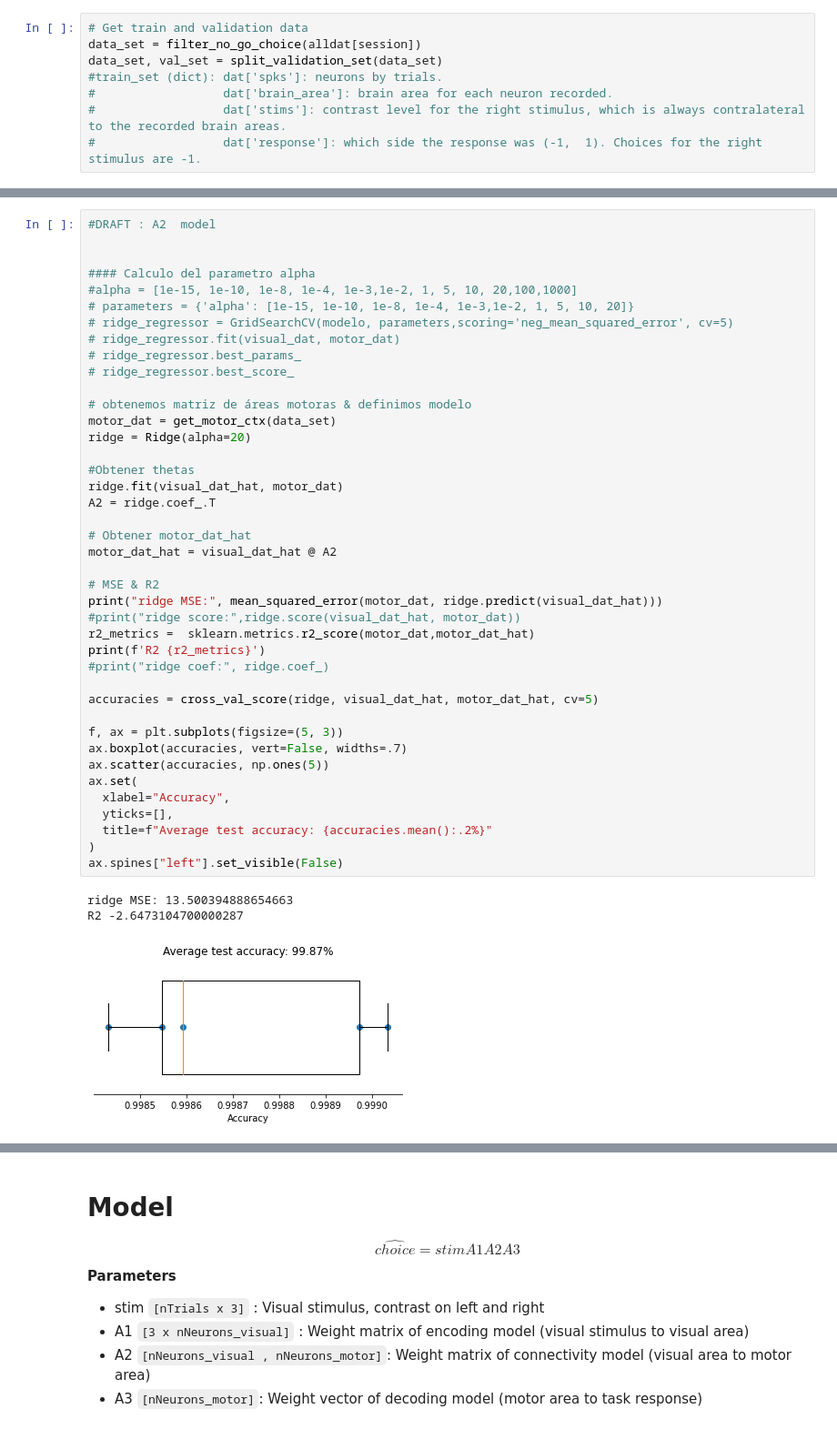
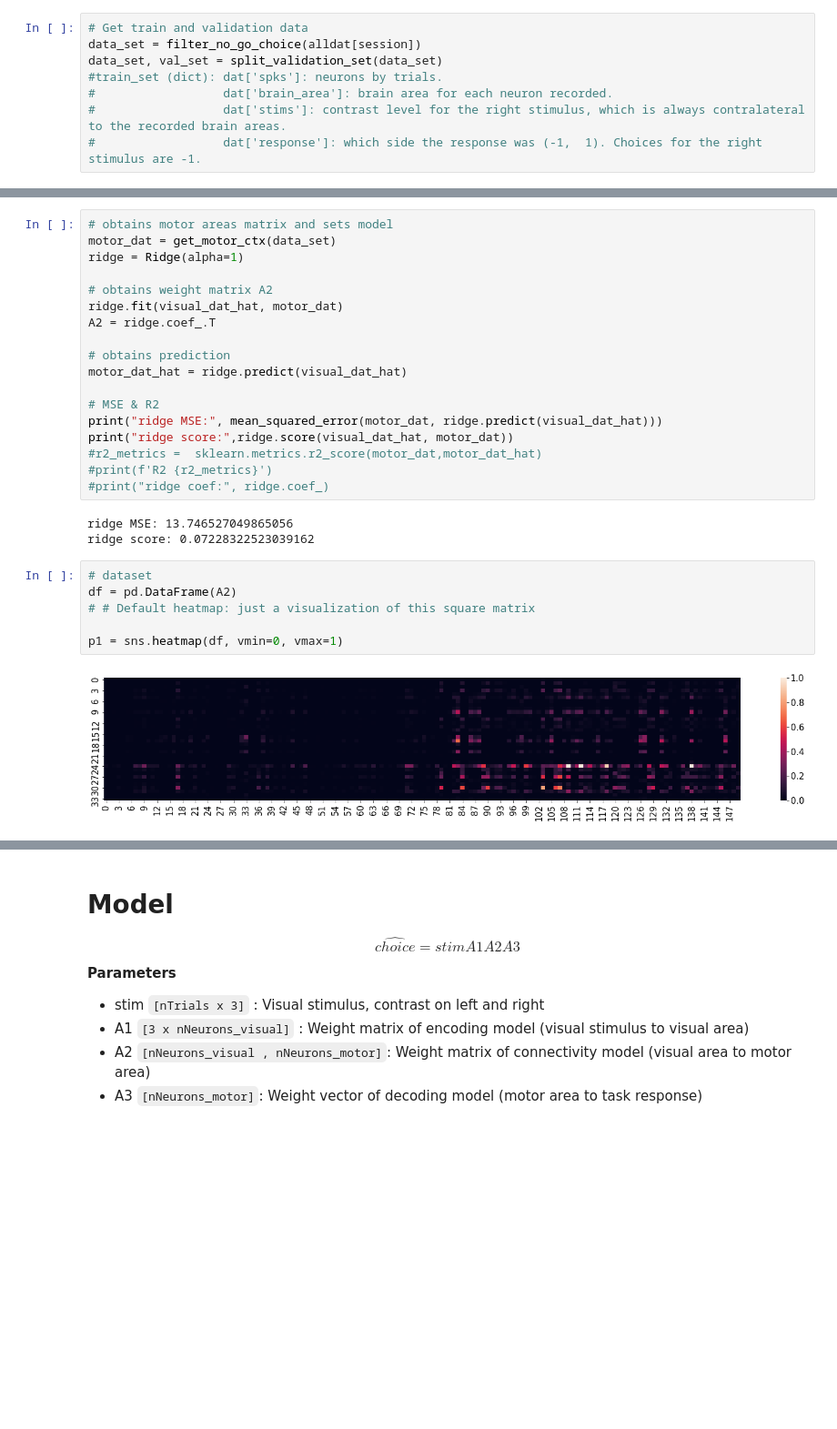
Before and after one commit to mgonzal1/nma_wombat_connectivy_project, a Jupyter notebook: connectivity.ipynb, the cells around one changed output, grey strips where cells are left out. Shown at 91% size. Saved outputs shown, nothing was run; the diff lists cells and outputs as text; blank space fills up the shorter version.

```diff
--- a/connectivity.ipynb
+++ b/connectivity.ipynb
@@ -407,51 +442,35 @@ with a regularization strength of 20
 
 **Returns**:
 * A2 `[nNeurons_visual , nNeurons_motor]`: Weight  matrix of connectivity model (visual area to motor area)
-# %%
-#DRAFT : A2  model
-
-
-#### Calculo del parametro alpha
-#alpha = [1e-15, 1e-10, 1e-8, 1e-4, 1e-3,1e-2, 1, 5, 10, 20,100,1000]
-# parameters = {'alpha': [1e-15, 1e-10, 1e-8, 1e-4, 1e-3,1e-2, 1, 5, 10, 20]}
-# ridge_regressor = GridSearchCV(modelo, parameters,scoring='neg_mean_squared_error', cv=5)
-# ridge_regressor.fit(visual_dat, motor_dat)
-# ridge_regressor.best_params_
-# ridge_regressor.best_score_
-
-# obtenemos matriz de áreas motoras & definimos modelo
-motor_dat = get_motor_ctx(data_set)
-ridge = Ridge(alpha=20)
-
-#Obtener thetas
-ridge.fit(visual_dat_hat, motor_dat)
-A2 = ridge.coef_.T
-
-# Obtener motor_dat_hat
-motor_dat_hat = visual_dat_hat @ A2
-
-# MSE & R2
-print("ridge MSE:", mean_squared_error(motor_dat, ridge.predict(visual_dat_hat)))
-#print("ridge score:",ridge.score(visual_dat_hat, motor_dat))
-r2_metrics =  sklearn.metrics.r2_score(motor_dat,motor_dat_hat)
-print(f'R2 {r2_metrics}')
-#print("ridge coef:", ridge.coef_)
-
-accuracies = cross_val_score(ridge, visual_dat_hat, motor_dat_hat, cv=5)
-
-f, ax = plt.subplots(figsize=(5, 3))
-ax.boxplot(accuracies, vert=False, widths=.7)
-ax.scatter(accuracies, np.ones(5))
-ax.set(
-  xlabel="Accuracy",
-  yticks=[],
-  title=f"Average test accuracy: {accuracies.mean():.2%}"
-)
-ax.spines["left"].set_visible(False)
-# %% [output]
-ridge MSE: 13.500394888654663
-R2 -2.6473104700000287
-[figure, removed]
+# %%
+# obtains motor areas matrix and sets model
+motor_dat = get_motor_ctx(data_set)
+ridge = Ridge(alpha=1)
+
+# obtains weight matrix A2
+ridge.fit(visual_dat_hat, motor_dat)
+A2 = ridge.coef_.T
+
+# obtains prediction
+motor_dat_hat = ridge.predict(visual_dat_hat)
+
+# MSE & R2
+print("ridge MSE:", mean_squared_error(motor_dat, ridge.predict(visual_dat_hat)))
+print("ridge score:",ridge.score(visual_dat_hat, motor_dat))
+#r2_metrics =  sklearn.metrics.r2_score(motor_dat,motor_dat_hat)
+#print(f'R2 {r2_metrics}')
+#print("ridge coef:", ridge.coef_)
+# %% [output]
+ridge MSE: 13.746527049865056
+ridge score: 0.07228322523039162
+# %%
+# dataset
+df = pd.DataFrame(A2)
+# # Default heatmap: just a visualization of this square matrix
+
+p1 = sns.heatmap(df, vmin=0, vmax=1)
+# %% [output]
+[figure, added]
 # %% [markdown]
 # MODEL3:  Decoding from motor
 Logistic Regression no penalty
```
Also changed, not shown: parts of 15 cells of this notebook.
